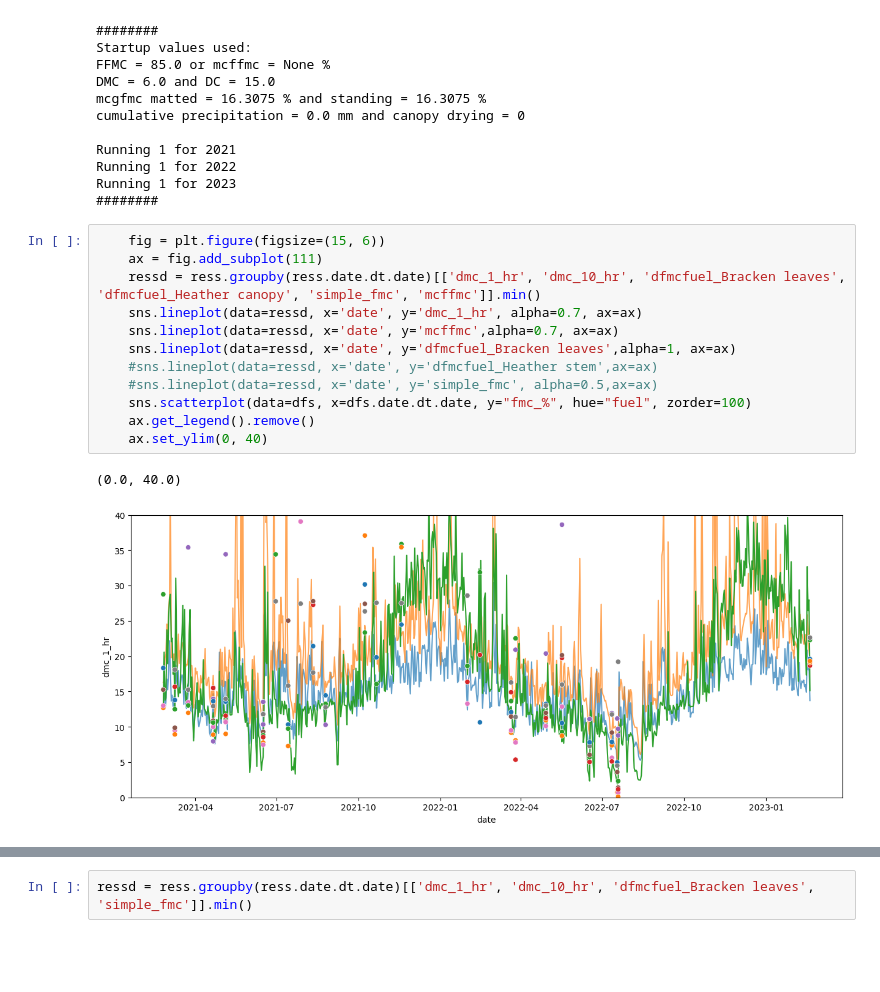
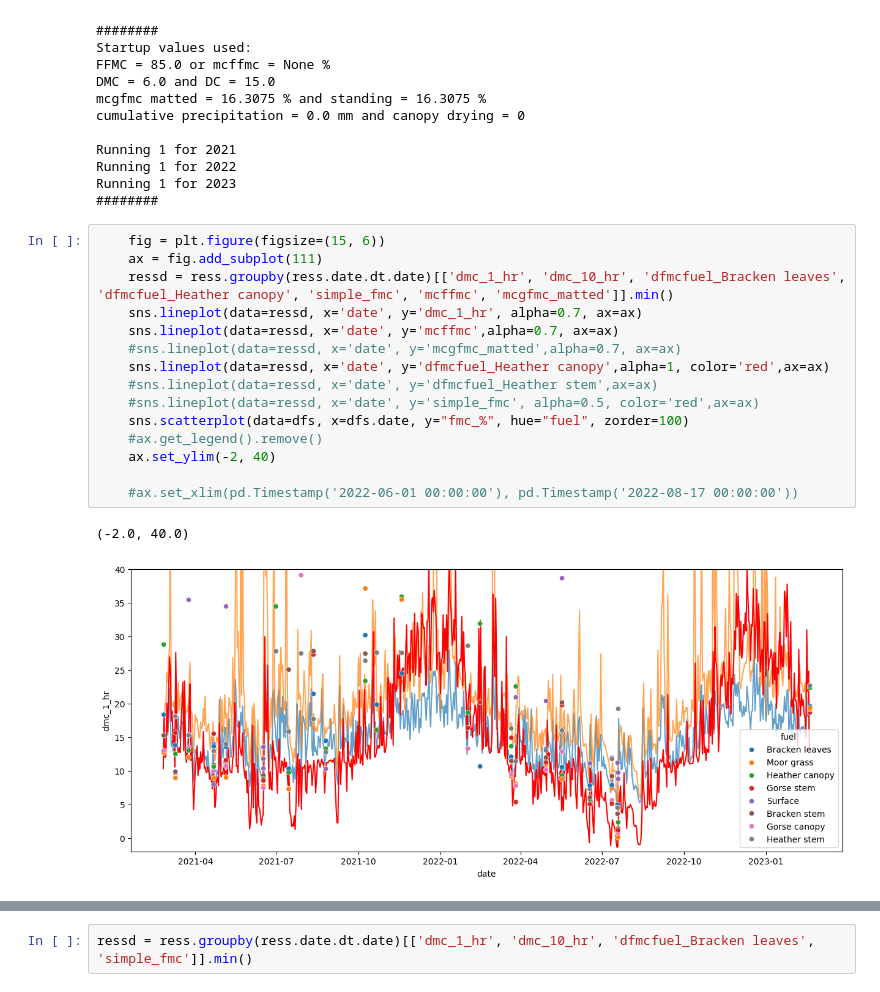
Before and after one commit to tadasnik/fuel-moisture, a Jupyter notebook: compare_dfmc.ipynb, the cells around one changed output, grey strips where cells are left out. Cells and saved outputs as stored; diff of their text form; blank space fills up the shorter version.

```diff
--- a/compare_dfmc.ipynb
+++ b/compare_dfmc.ipynb
@@ -271,15 +269,18 @@ Running 1 for 2023
 # %%
     fig = plt.figure(figsize=(15, 6))
     ax = fig.add_subplot(111)
-    ressd = ress.groupby(ress.date.dt.date)[['dmc_1_hr', 'dmc_10_hr', 'dfmcfuel_Bracken leaves', 'dfmcfuel_Heather canopy', 'simple_fmc', 'mcffmc']].min()
+    ressd = ress.groupby(ress.date.dt.date)[['dmc_1_hr', 'dmc_10_hr', 'dfmcfuel_Bracken leaves', 'dfmcfuel_Heather canopy', 'simple_fmc', 'mcffmc', 'mcgfmc_matted']].min()
     sns.lineplot(data=ressd, x='date', y='dmc_1_hr', alpha=0.7, ax=ax)
     sns.lineplot(data=ressd, x='date', y='mcffmc',alpha=0.7, ax=ax)
-    sns.lineplot(data=ressd, x='date', y='dfmcfuel_Bracken leaves',alpha=1, ax=ax)
+    #sns.lineplot(data=ressd, x='date', y='mcgfmc_matted',alpha=0.7, ax=ax)
+    sns.lineplot(data=ressd, x='date', y='dfmcfuel_Heather canopy',alpha=1, color='red',ax=ax)
     #sns.lineplot(data=ressd, x='date', y='dfmcfuel_Heather stem',ax=ax)
-    #sns.lineplot(data=ressd, x='date', y='simple_fmc', alpha=0.5,ax=ax)
-    sns.scatterplot(data=dfs, x=dfs.date.dt.date, y="fmc_%", hue="fuel", zorder=100)
-    ax.get_legend().remove()
-    ax.set_ylim(0, 40)
+    #sns.lineplot(data=ressd, x='date', y='simple_fmc', alpha=0.5, color='red',ax=ax)
+    sns.scatterplot(data=dfs, x=dfs.date, y="fmc_%", hue="fuel", zorder=100)
+    #ax.get_legend().remove()
+    ax.set_ylim(-2, 40)
+
+    #ax.set_xlim(pd.Timestamp('2022-06-01 00:00:00'), pd.Timestamp('2022-08-17 00:00:00'))
 # %% [output]
-(0.0, 40.0)
+(-2.0, 40.0)
-[figure, old version]
+[figure, new version]
```
Also changed, not shown: parts of 5 cells of this notebook, 2 other files.
